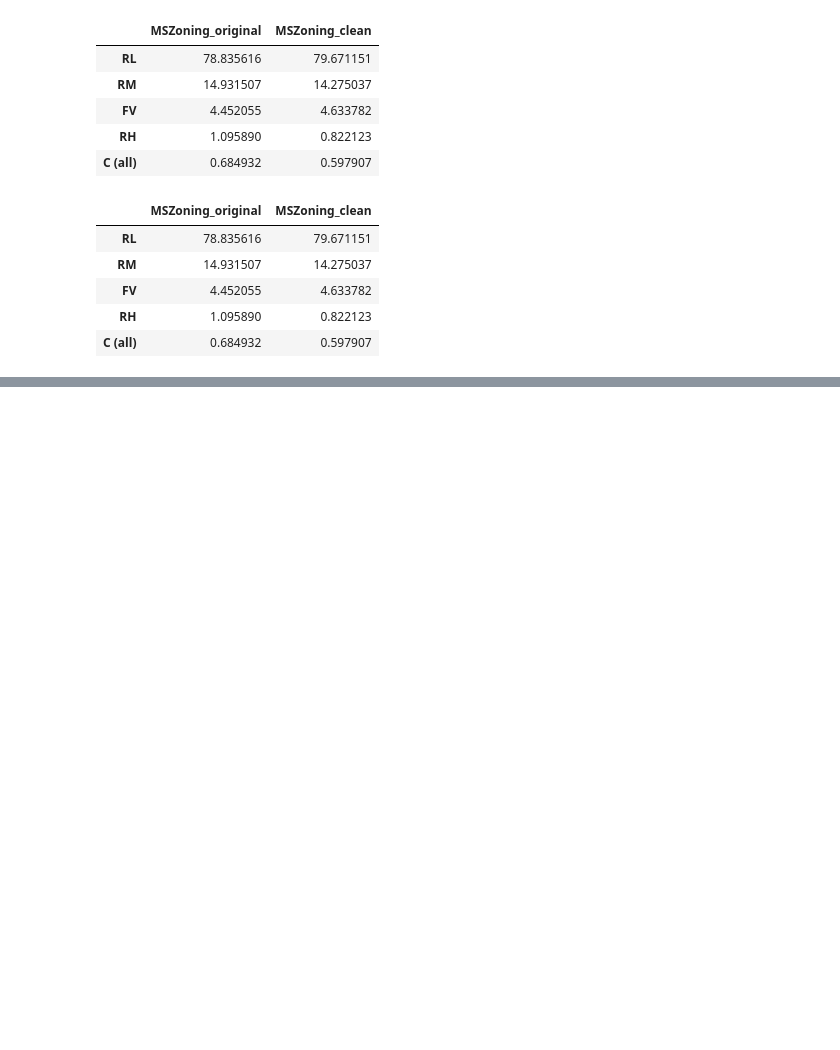
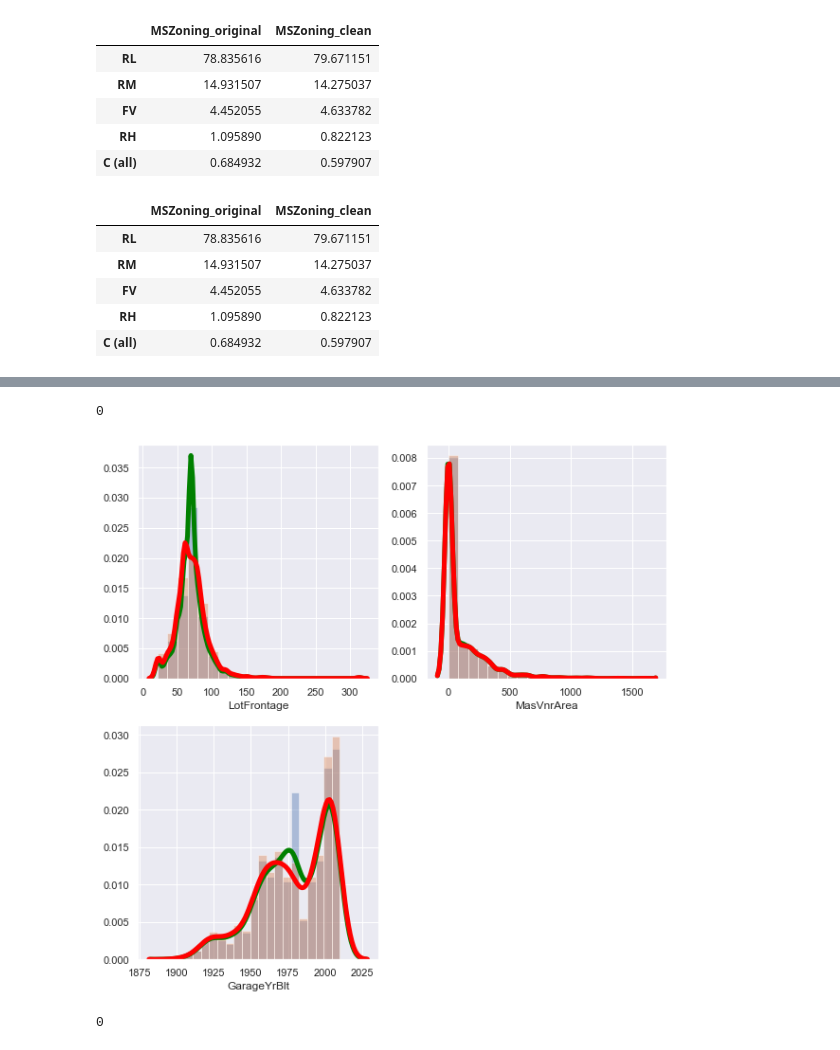
Before and after one commit to narottamgoyal/ML.Example.Walkthrough, a Jupyter notebook: HousePricePrediction/Fixing missing values.ipynb, the cells around one changed output, grey strips where cells are left out. Saved outputs shown, nothing was run; the diff lists cells and outputs as text; code cells hidden in the pictures; blank space fills up the shorter version.

```diff
--- a/HousePricePrediction/Fixing missing values.ipynb
+++ b/HousePricePrediction/Fixing missing values.ipynb
@@ -244,0 +272,19 @@ cat_var_dis('MSZoning')
+# %%
+df_num_mean = df[missing_num_var].fillna(df[missing_num_var].mean())
+df_num_mean.isnull().sum().sum()
+# %% [output]
+0
+# %%
+plt.figure(figsize=(10,10))
+sns.set()
+for i, var in enumerate(missing_num_var):
+    plt.subplot(2,2, i +1)
+    sns.distplot(df_num_mean[var], bins=20, kde_kws={'linewidth': 5, 'color': 'green'})
+    sns.distplot(df_original[var], bins=20, kde_kws={'linewidth': 5, 'color': 'red'})
+# %% [output]
+[figure, added]
+# %%
+df_num_median = df[missing_num_var].fillna(df[missing_num_var].median())
+df_num_median.isnull().sum().sum()
+# %% [output]
+0
```
Also changed, not shown: parts of 51 cells of this notebook, 2 other files.
